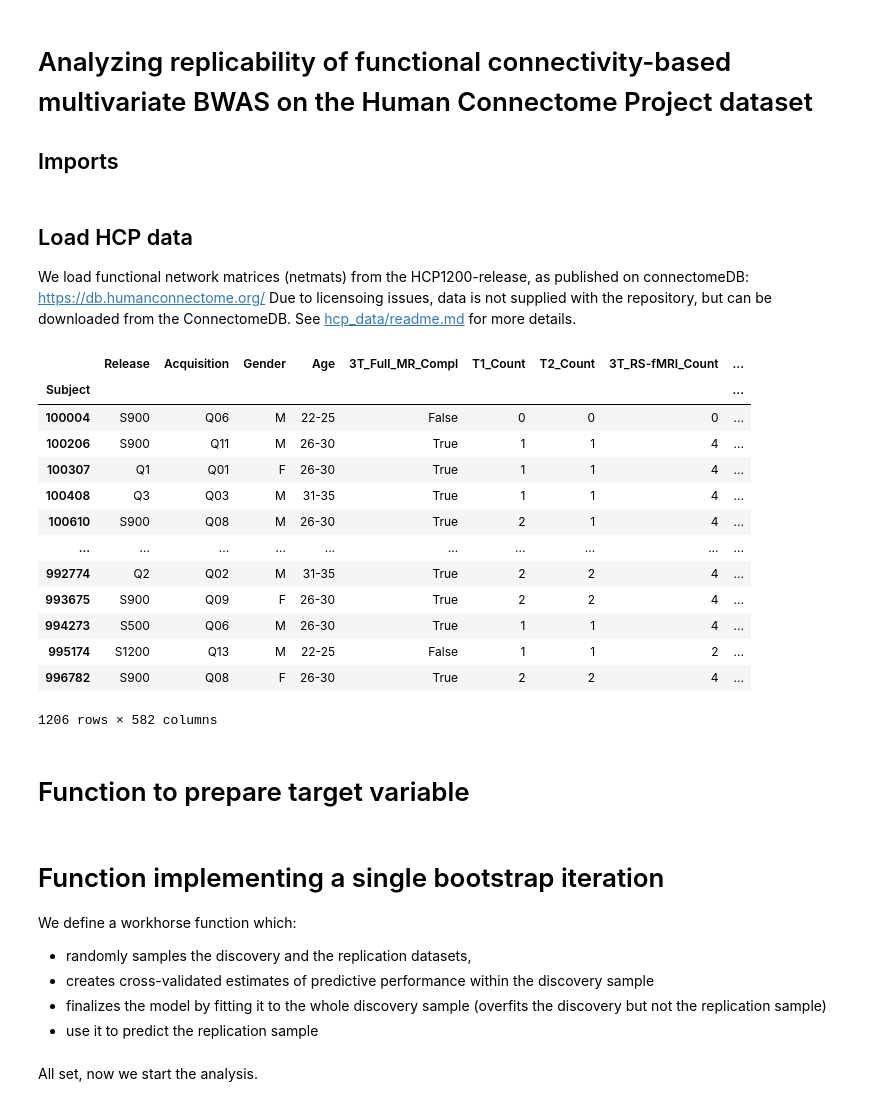
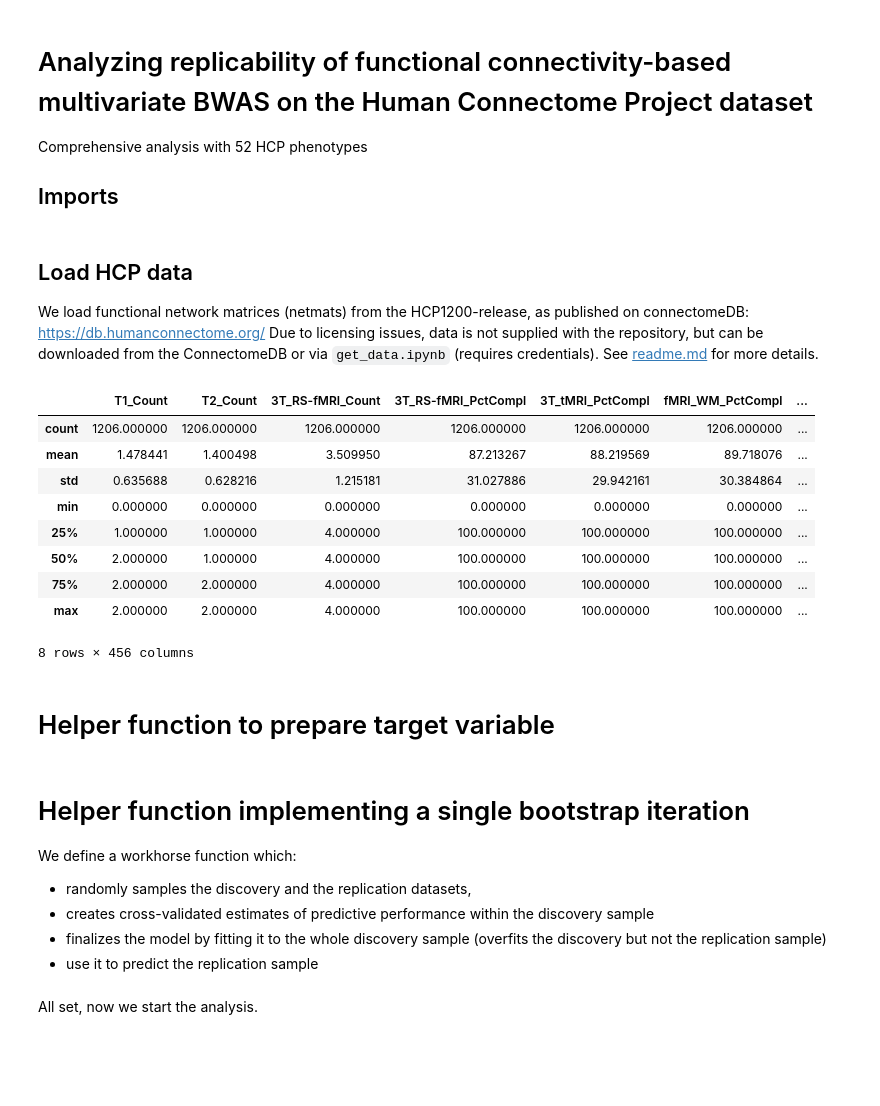
Before and after one commit to spisakt/BWAS_comment, a Jupyter notebook: multivariate_BWAS_replicability_analysis_FC_extensive.ipynb, the cells around one changed output. Saved outputs shown, nothing was run; the diff lists cells and outputs as text; code cells hidden in the pictures; blank space fills up the shorter version.

```diff
--- a/multivariate_BWAS_replicability_analysis_FC_extensive.ipynb
+++ b/multivariate_BWAS_replicability_analysis_FC_extensive.ipynb
@@ -1,6 +1,8 @@
 # %% [markdown]
 # Analyzing replicability of functional connectivity-based multivariate BWAS on the Human Connectome Project dataset
 
+Comprehensive analysis with 52 HCP phenotypes
+
 ## Imports
 # %%
 import numpy as np
@@ -20,57 +22,53 @@ sns.set_style("whitegrid")
 ## Load HCP data
 
 We load functional network matrices (netmats) from the HCP1200-release, as published on connectomeDB: https://db.humanconnectome.org/
-Due to licensoing issues, data is not supplied with the repository, but can be downloaded from the ConnectomeDB.
-See [hcp_data/readme.md](hcp_data/readme.md) for more details.
+Due to licensing issues, data is not supplied with the repository, but can be downloaded from the ConnectomeDB or via `get_data.ipynb` (requires credentials).
+See [readme.md](readme.md) for more details.
 # %%
 # HCP data can be obtained from the connectomeDB
 # data is not part of this repository
 subjectIDs = pd.read_csv('hcp_data/subjectIDs.txt', header=None)
 
 netmats_pearson = pd.read_csv('hcp_data/netmats1_correlationZ.txt',
                              sep=' ',
                              header=None)
 netmats_pearson['ID'] = subjectIDs[0]
 netmats_pearson.set_index('ID', drop=True, inplace=True)
 
 
 netmats_parcor = pd.read_csv('hcp_data/netmats2_partial-correlation.txt',
                              sep=' ',
                              header=None)
 netmats_parcor['ID'] = subjectIDs[0]
 netmats_parcor.set_index('ID', drop=True, inplace=True)
 
 behavior = pd.read_csv('hcp_data/hcp1200_behavioral_data.csv')
 behavior = behavior.set_index('Subject', drop=True)
 
 # convert age to numeric
 age = []
 for s in behavior['Age']:
     if s == '36+':
         age.append(36)
     else:
         split = s.split(sep='-')
         age.append(np.mean((float(split[0]), float(split[1]))))
 
 behavior['age'] = age
-behavior
+behavior.describe()
 # %% [output]
-|  | Release | Acquisition | Gender | Age | 3T_Full_MR_Compl | T1_Count | T2_Count | 3T_RS-fMRI_Count | ... |
-| Subject |  |  |  |  |  |  |  |  | ... |
-| 100004 | S900 | Q06 | M | 22-25 | False | 0 | 0 | 0 | ... |
-| 100206 | S900 | Q11 | M | 26-30 | True | 1 | 1 | 4 | ... |
-| 100307 | Q1 | Q01 | F | 26-30 | True | 1 | 1 | 4 | ... |
-| 100408 | Q3 | Q03 | M | 31-35 | True | 1 | 1 | 4 | ... |
-| 100610 | S900 | Q08 | M | 26-30 | True | 2 | 1 | 4 | ... |
-| ... | ... | ... | ... | ... | ... | ... | ... | ... | ... |
-| 992774 | Q2 | Q02 | M | 31-35 | True | 2 | 2 | 4 | ... |
-| 993675 | S900 | Q09 | F | 26-30 | True | 2 | 2 | 4 | ... |
-| 994273 | S500 | Q06 | M | 26-30 | True | 1 | 1 | 4 | ... |
-| 995174 | S1200 | Q13 | M | 22-25 | False | 1 | 1 | 2 | ... |
-| 996782 | S900 | Q08 | F | 26-30 | True | 2 | 2 | 4 | ... |
+|  | T1_Count | T2_Count | 3T_RS-fMRI_Count | 3T_RS-fMRI_PctCompl | 3T_tMRI_PctCompl | fMRI_WM_PctCompl | ... |
+| count | 1206.000000 | 1206.000000 | 1206.000000 | 1206.000000 | 1206.000000 | 1206.000000 | ... |
+| mean | 1.478441 | 1.400498 | 3.509950 | 87.213267 | 88.219569 | 89.718076 | ... |
+| std | 0.635688 | 0.628216 | 1.215181 | 31.027886 | 29.942161 | 30.384864 | ... |
+| min | 0.000000 | 0.000000 | 0.000000 | 0.000000 | 0.000000 | 0.000000 | ... |
+| 25% | 1.000000 | 1.000000 | 4.000000 | 100.000000 | 100.000000 | 100.000000 | ... |
+| 50% | 2.000000 | 1.000000 | 4.000000 | 100.000000 | 100.000000 | 100.000000 | ... |
+| 75% | 2.000000 | 2.000000 | 4.000000 | 100.000000 | 100.000000 | 100.000000 | ... |
+| max | 2.000000 | 2.000000 | 4.000000 | 100.000000 | 100.000000 | 100.000000 | ... |
-1206 rows × 582 columns
+8 rows × 456 columns
 # %% [markdown]
-# Function to prepare target variable
+# Helper function to prepare target variable
 # %%
 def create_data(target='CogTotalComp_AgeAdj', feature_data=netmats_parcor):
     # it's a good practice to use pandas for merging, messing up subject order can be painful
@@ -83,7 +81,7 @@ def create_data(target='CogTotalComp_AgeAdj', feature_data=netmats_parcor):
     X = df[features].values
     return X, y
 # %% [markdown]
-# Function implementing a single bootstrap iteration
+# Helper function implementing a single bootstrap iteration
 
 We define a workhorse function which:
 - randomly samples the discovery and the replication datasets,
```
Also changed, not shown: parts of 11 cells of this notebook, 10 other files.
